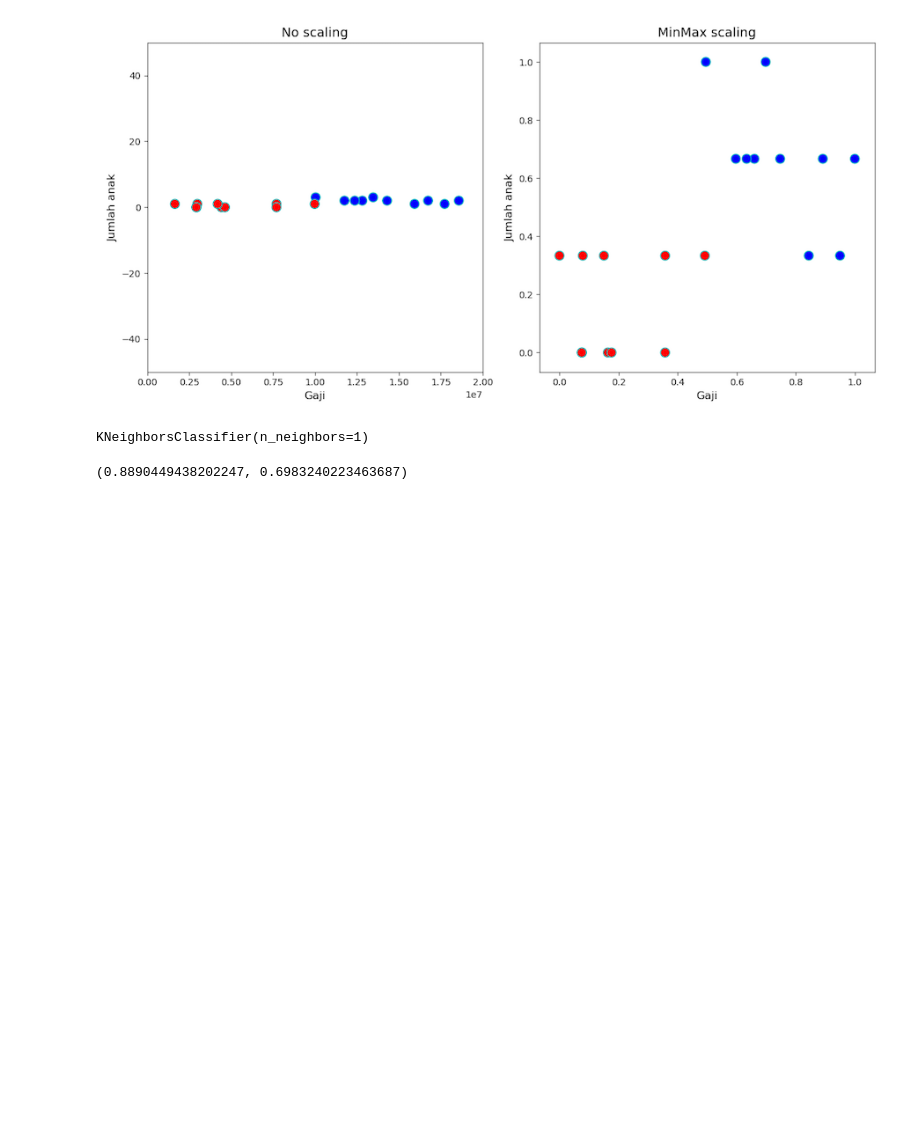
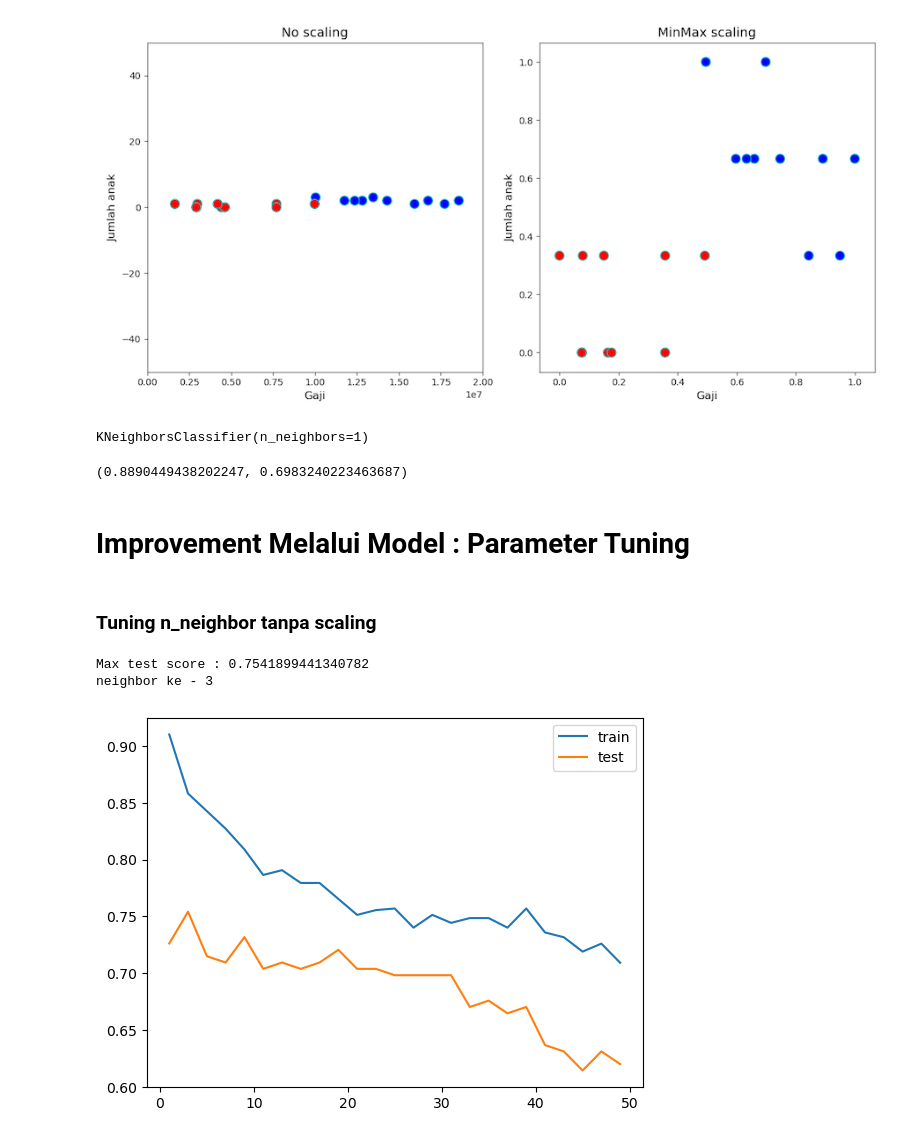
Before and after one commit to HekalMaulana/ML-REGRESI_KLASIFIKASI-LAB, a Jupyter notebook: 04 - KNN & Scikit-learn/Part 2 - Machine Learning Essential.ipynb, the cells around one changed output. Saved outputs shown, nothing was run; the diff lists cells and outputs as text; code cells hidden in the pictures; blank space fills up the shorter version.

Commit message:
Commit 5 : Improvement from model (Parameter Tuning)

```diff
--- a/04 - KNN & Scikit-learn/Part 2 - Machine Learning Essential.ipynb
+++ b/04 - KNN & Scikit-learn/Part 2 - Machine Learning Essential.ipynb
@@ -169,3 +169,29 @@ KNeighborsClassifier(n_neighbors=1)
 knn.score(X_train_scaled, y_train), knn.score(X_test_scaled, y_test)
 # %% [output]
 (0.8890449438202247, 0.6983240223463687)
+# %% [markdown]
+# Improvement Melalui Model : Parameter Tuning
+# %% [markdown]
+### Tuning n_neighbor tanpa scaling
+# %%
+neighbor = range(1, 51, 2)
+train_score = []
+test_score  = []
+
+for k in neighbor:
+    knn = KNeighborsClassifier(n_neighbors=k)
+    knn.fit(X_train, y_train)
+
+    train_score.append(knn.score(X_train, y_train))
+    test_score.append(knn.score(X_test, y_test))
+
+plt.plot(neighbor, train_score, label="train")
+plt.plot(neighbor, test_score, label="test")
+plt.legend()
+
+print(f"Max test score : {np.max(test_score)}")
+print(f"neighbor ke - {neighbor[np.argmax(test_score)]}")
+# %% [output]
+Max test score : 0.7541899441340782
+neighbor ke - 3
+[figure, added]
```
Also changed, not shown: parts of 6 cells of this notebook.
